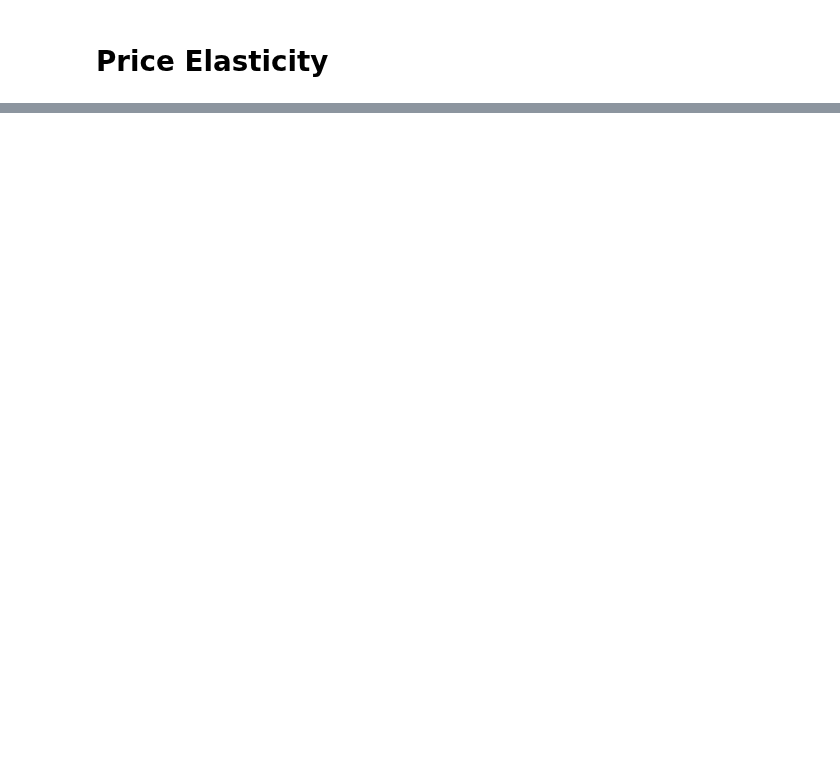
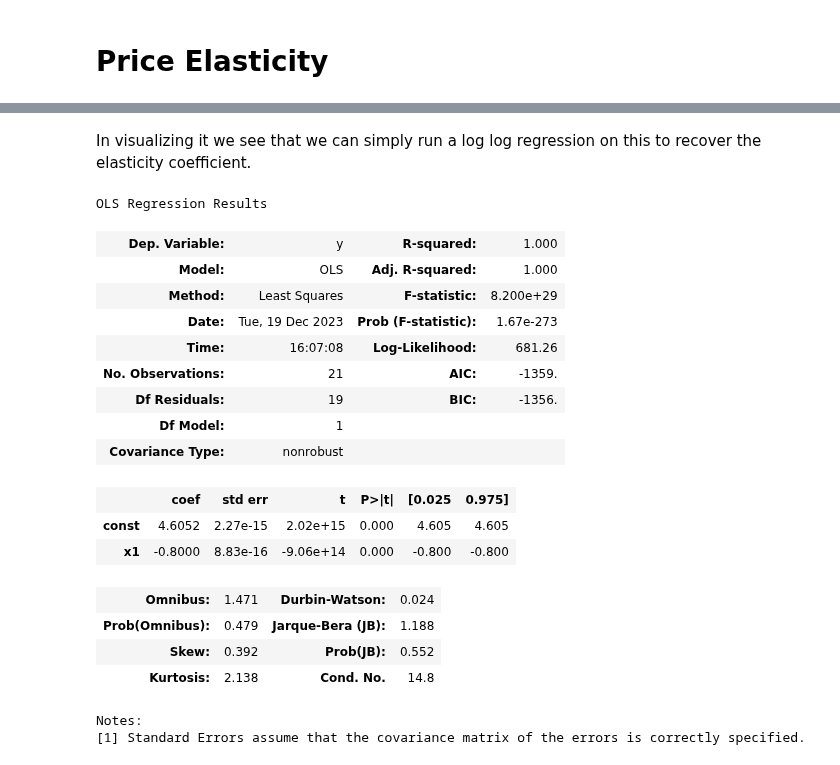
Before and after one commit to banditkings/learning-causal-impact, a Jupyter notebook: notebooks/pricing_example2.ipynb, the cells around one changed output, grey strips where cells are left out. Drawn from its saved outputs; the diff is of its cells as text; code cells hidden in the pictures; blank space fills up the shorter version.

```diff
--- a/notebooks/pricing_example2.ipynb
+++ b/notebooks/pricing_example2.ipynb
@@ -39,0 +56,30 @@ Q2 = demand2(P, constant, coef)
+# %% [markdown]
+In visualizing it we see that we can simply run a log log regression on this to recover the elasticity coefficient.
+# %%
+import statsmodels.api as sm
+
+exog = sm.add_constant(np.log(P))
+endog = np.log(Q1)
+
+mod = sm.OLS(endog, exog).fit()
+mod.summary()
+# %% [output]
+OLS Regression Results
+| Dep. Variable: | y | R-squared: | 1.000 |
+| Model: | OLS | Adj. R-squared: | 1.000 |
+| Method: | Least Squares | F-statistic: | 8.200e+29 |
+| Date: | Tue, 19 Dec 2023 | Prob (F-statistic): | 1.67e-273 |
+| Time: | 16:07:08 | Log-Likelihood: | 681.26 |
+| No. Observations: | 21 | AIC: | -1359. |
+| Df Residuals: | 19 | BIC: | -1356. |
+| Df Model: | 1 |  |  |
+| Covariance Type: | nonrobust |  |  |
+|  | coef | std err | t | P>|t| | [0.025 | 0.975] |
+| const | 4.6052 | 2.27e-15 | 2.02e+15 | 0.000 | 4.605 | 4.605 |
+| x1 | -0.8000 | 8.83e-16 | -9.06e+14 | 0.000 | -0.800 | -0.800 |
+| Omnibus: | 1.471 | Durbin-Watson: | 0.024 |
+| Prob(Omnibus): | 0.479 | Jarque-Bera (JB): | 1.188 |
+| Skew: | 0.392 | Prob(JB): | 0.552 |
+| Kurtosis: | 2.138 | Cond. No. | 14.8 |
+Notes:
+[1] Standard Errors assume that the covariance matrix of the errors is correctly specified.
```
Also changed, not shown: parts of 11 cells of this notebook.
